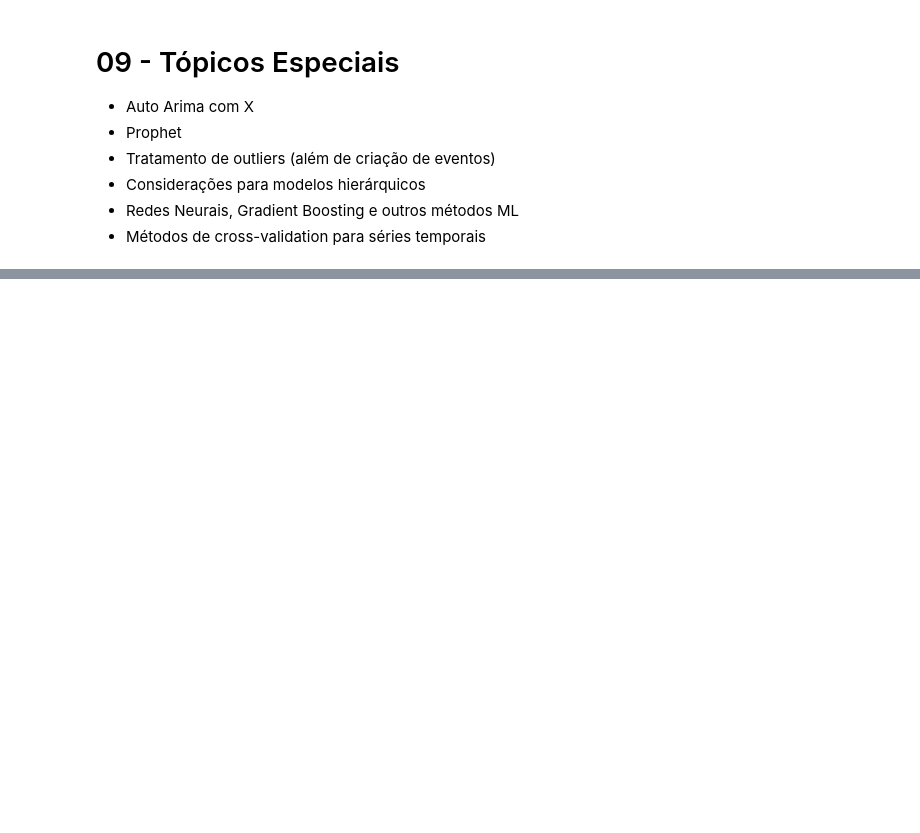
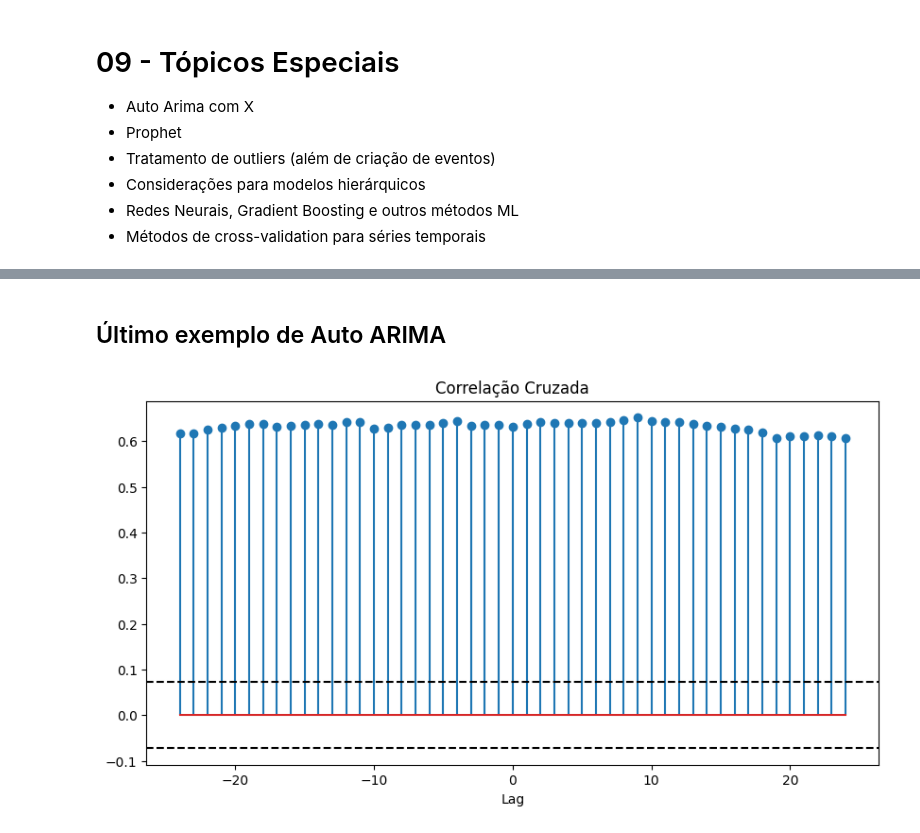
Before and after one commit to danielrferreira/classes, a Jupyter notebook: ASN/Séries Temporais/preparacao/Aula 9.ipynb, the cells around one changed output, grey strips where cells are left out. Cells and saved outputs as stored; diff of their text form; code cells hidden in the pictures; blank space fills up the shorter version.

```diff
--- a/ASN/Séries Temporais/preparacao/Aula 9.ipynb
+++ b/ASN/Séries Temporais/preparacao/Aula 9.ipynb
@@ -68,0 +180,12 @@ Warnings:
+# %% [markdown]
+## Último exemplo de Auto ARIMA
+# %%
+file = Path('/Users/danielferreira/Documents/git/classes/ASN/Séries Temporais/dados/closing_price.csv')
+closing_price = pd.read_csv(file, index_col='Date',parse_dates=True).resample('D').mean()
+apple = pd.Series(closing_price['AAPL'], name='Preço de Fechamento Apple')
+microsoft = pd.Series(closing_price['MSFT'], name='Preço de Fechamento Microsoft')
+ibm = pd.Series(closing_price['IBM'], name='Preço de Fechamento IBM')
+# %%
+correlacao_cruzada(microsoft, ibm)
+# %% [output]
+[figure, added]
```
Also changed, not shown: parts of 43 cells of this notebook.
